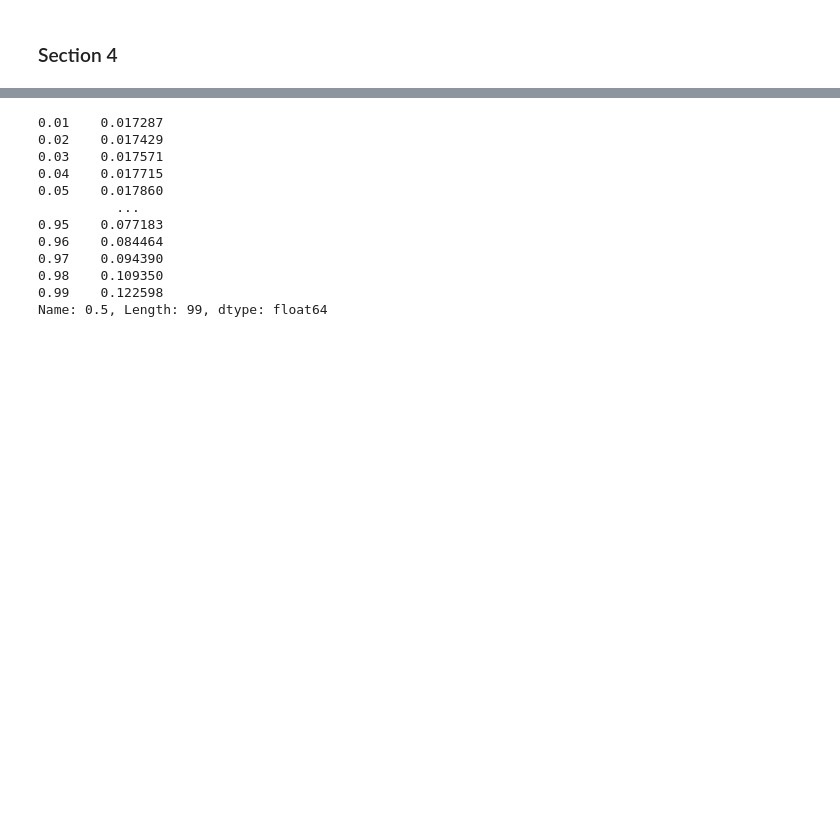
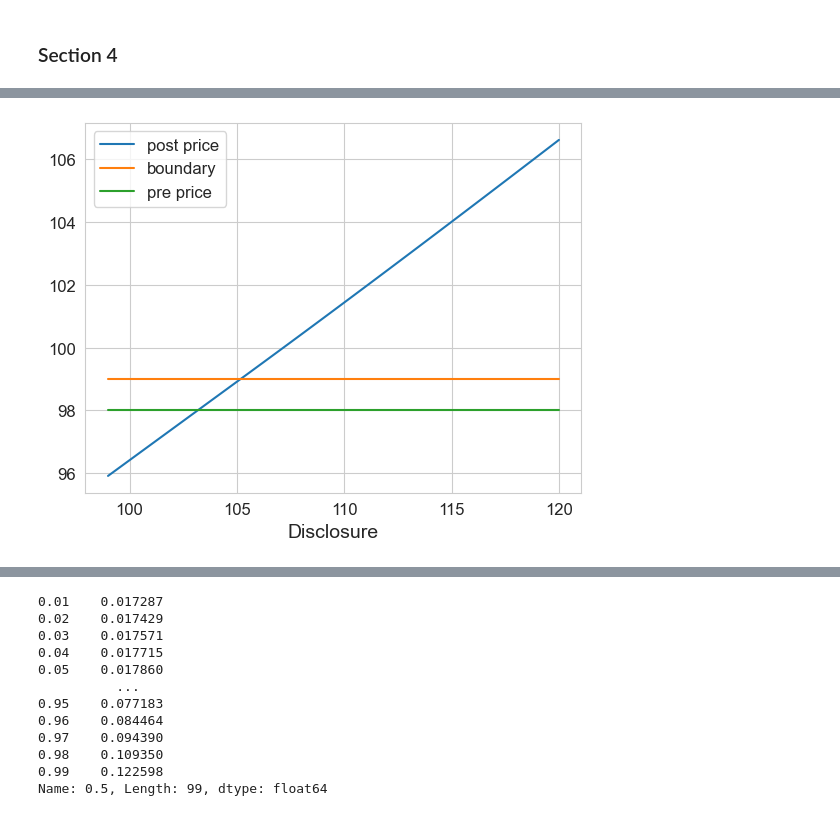
Before and after one commit to kerryback/2022-BCKX, a Jupyter notebook: code/4_Figures.ipynb, the cells around one changed output, grey strips where cells are left out. Drawn from its saved outputs; the diff is of its cells as text; code cells hidden in the pictures; blank space fills up the shorter version.

```diff
--- a/code/4_Figures.ipynb
+++ b/code/4_Figures.ipynb
@@ -401,0 +402,13 @@ plt.savefig('../Figures/DisclosurePostDisclosure.pdf')
+# %%
+b = Bdy.loc[0.2,0.5]
+pre = Price.loc[0.2,0.5]
+grid = linspace(b,mu+sig,100)
+post = [firm1_price(0.2,0.5,x,0.5) for x in grid]
+plt.plot(grid,post, label="post price")
+plt.plot(grid, b*np.ones(100), label="boundary")
+plt.plot(grid, pre*np.ones(100), label="pre price")
+plt.xlabel(r'Disclosure')
+plt.legend()
+plt.savefig('../Figures/PrePost.pdf')
+# %% [output]
+[figure, added]
```
Also changed, not shown: parts of 18 cells of this notebook, 18 other files.
